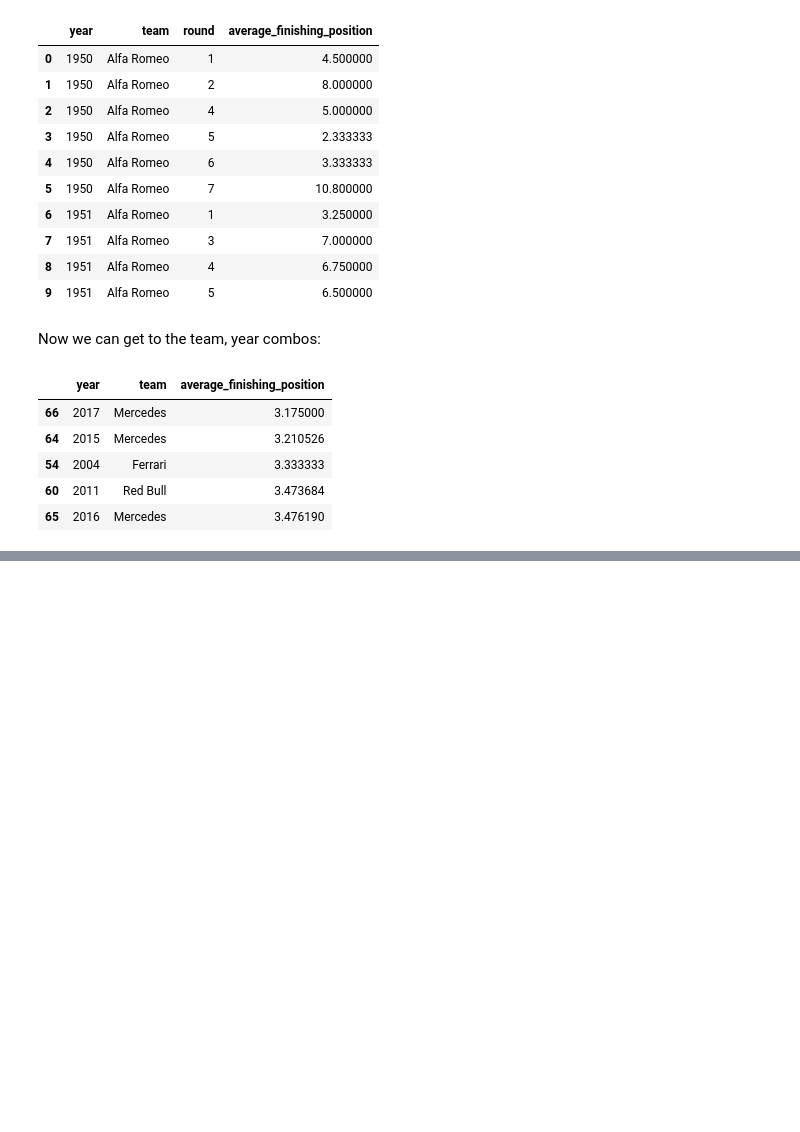
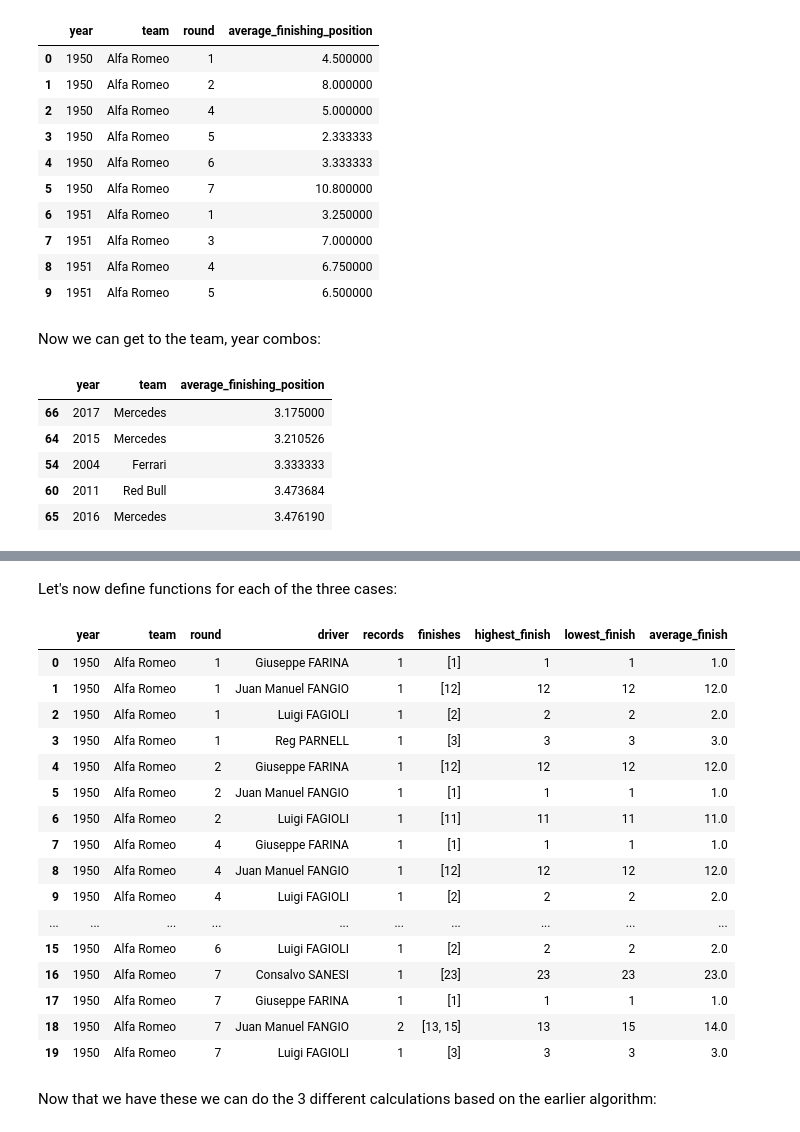
Before and after one commit to lennymd/formulaOne, a Jupyter notebook: _analysis/notebook/f1-best-championship-season-work.ipynb, the cells around one changed output, grey strips where cells are left out. Drawn from its saved outputs; the diff is of its cells as text; code cells hidden in the pictures; blank space fills up the shorter version.

Commit message:
work on race averages and finding error

```diff
--- a/_analysis/notebook/f1-best-championship-season-work.ipynb
+++ b/_analysis/notebook/f1-best-championship-season-work.ipynb
@@ -727,0 +741,2 @@ g.sort_values("average_finishing_position", ascending=True).head()
+# %%
+count_driver_entries = race_entries.groupby(["year", "team", "round", "driver"]).order.count().rename("records")
@@ -727,0 +762,2 @@ g.sort_values("average_finishing_position", ascending=True).head()
+# %%
+driver_entries = count_driver_entries.to_frame().reset_index()
@@ -727,0 +773,57 @@ g.sort_values("average_finishing_position", ascending=True).head()
+# %% [markdown]
+Let's now define functions for each of the three cases:
+# %%
+def all_finishes(row):
+    season = race_entries[race_entries.year == row.year]
+    race = season[season["round"] == row["round"]]
+    team = race[race.team == row.team]
+    driver = team[team.driver == row.driver]
+    return driver.order.unique().tolist()
+
+def highest_finish_v1(row):
+    finishes = row.finishes
+    if len(finishes) < 2:
+        return finishes[0]
+    else:
+        return min(finishes)
+
+def lowest_finish_v1(row):
+    finishes = row.finishes
+    if len(finishes) < 2:
+        return finishes[0]
+    else:
+        return max(finishes)
+
+def average_finish_v1(row):
+    finishes = row.finishes
+    if len(finishes) < 2:
+        return finishes[0]
+    else:
+        return np.mean(finishes)
+# %%
+driver_entries["finishes"] = driver_entries.apply(all_finishes, axis = 1)
+driver_entries["highest_finish"] = driver_entries.apply(highest_finish_v1, axis = 1)
+driver_entries["lowest_finish"] = driver_entries.apply(lowest_finish_v1, axis = 1)
+driver_entries["average_finish"] = driver_entries.apply(average_finish_v1, axis = 1)
+# %%
+driver_entries.head(20)
+# %% [output]
+|  | year | team | round | driver | records | finishes | highest_finish | lowest_finish | average_finish |
+| 0 | 1950 | Alfa Romeo | 1 | Giuseppe FARINA | 1 | [1] | 1 | 1 | 1.0 |
+| 1 | 1950 | Alfa Romeo | 1 | Juan Manuel FANGIO | 1 | [12] | 12 | 12 | 12.0 |
+| 2 | 1950 | Alfa Romeo | 1 | Luigi FAGIOLI | 1 | [2] | 2 | 2 | 2.0 |
+| 3 | 1950 | Alfa Romeo | 1 | Reg PARNELL | 1 | [3] | 3 | 3 | 3.0 |
+| 4 | 1950 | Alfa Romeo | 2 | Giuseppe FARINA | 1 | [12] | 12 | 12 | 12.0 |
+| 5 | 1950 | Alfa Romeo | 2 | Juan Manuel FANGIO | 1 | [1] | 1 | 1 | 1.0 |
+| 6 | 1950 | Alfa Romeo | 2 | Luigi FAGIOLI | 1 | [11] | 11 | 11 | 11.0 |
+| 7 | 1950 | Alfa Romeo | 4 | Giuseppe FARINA | 1 | [1] | 1 | 1 | 1.0 |
+| 8 | 1950 | Alfa Romeo | 4 | Juan Manuel FANGIO | 1 | [12] | 12 | 12 | 12.0 |
+| 9 | 1950 | Alfa Romeo | 4 | Luigi FAGIOLI | 1 | [2] | 2 | 2 | 2.0 |
+| ... | ... | ... | ... | ... | ... | ... | ... | ... | ... |
+| 15 | 1950 | Alfa Romeo | 6 | Luigi FAGIOLI | 1 | [2] | 2 | 2 | 2.0 |
+| 16 | 1950 | Alfa Romeo | 7 | Consalvo SANESI | 1 | [23] | 23 | 23 | 23.0 |
+| 17 | 1950 | Alfa Romeo | 7 | Giuseppe FARINA | 1 | [1] | 1 | 1 | 1.0 |
+| 18 | 1950 | Alfa Romeo | 7 | Juan Manuel FANGIO | 2 | [13, 15] | 13 | 15 | 14.0 |
+| 19 | 1950 | Alfa Romeo | 7 | Luigi FAGIOLI | 1 | [3] | 3 | 3 | 3.0 |
+# %% [markdown]
+Now that we have these we can do the 3 different calculations based on the earlier algorithm:
```
Also changed, not shown: parts of 34 cells of this notebook, 1 other file.
